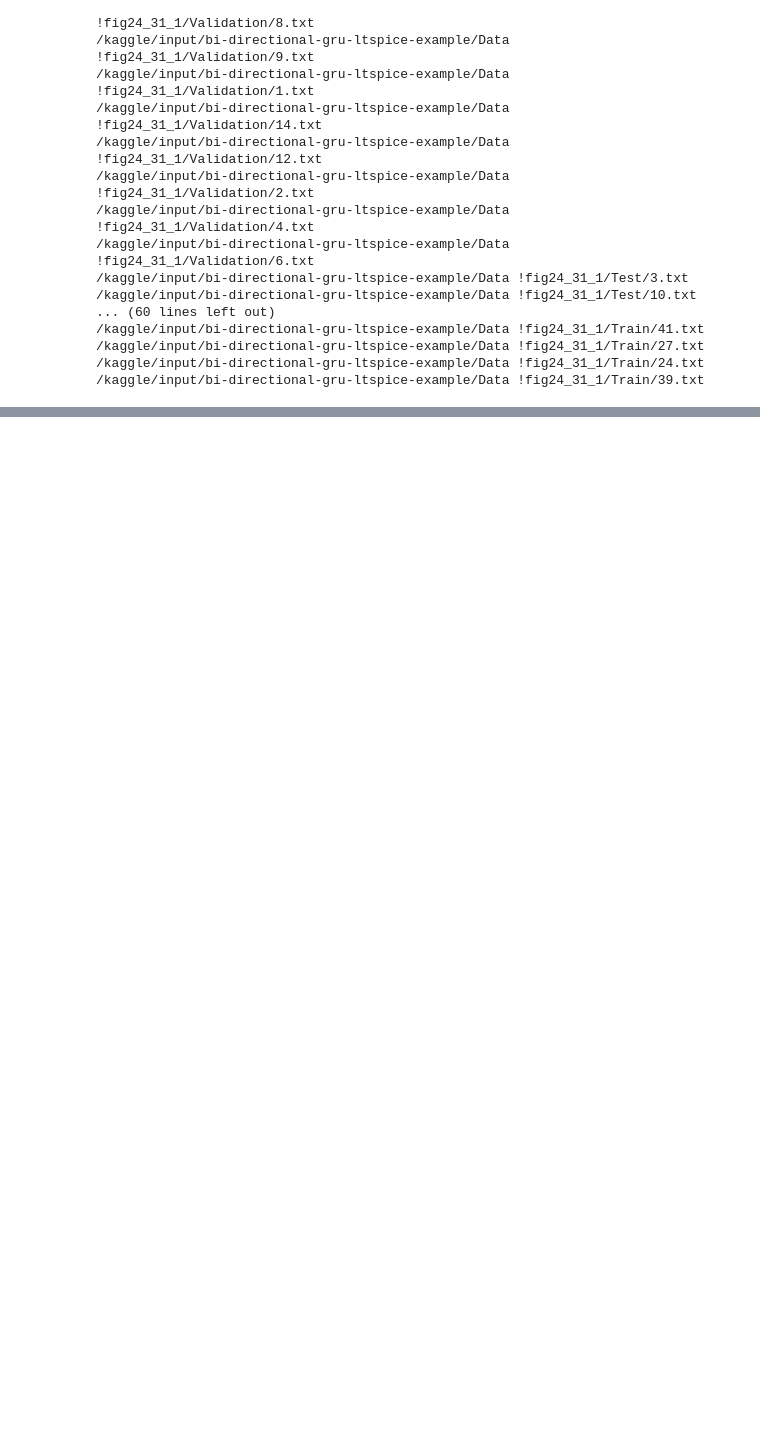
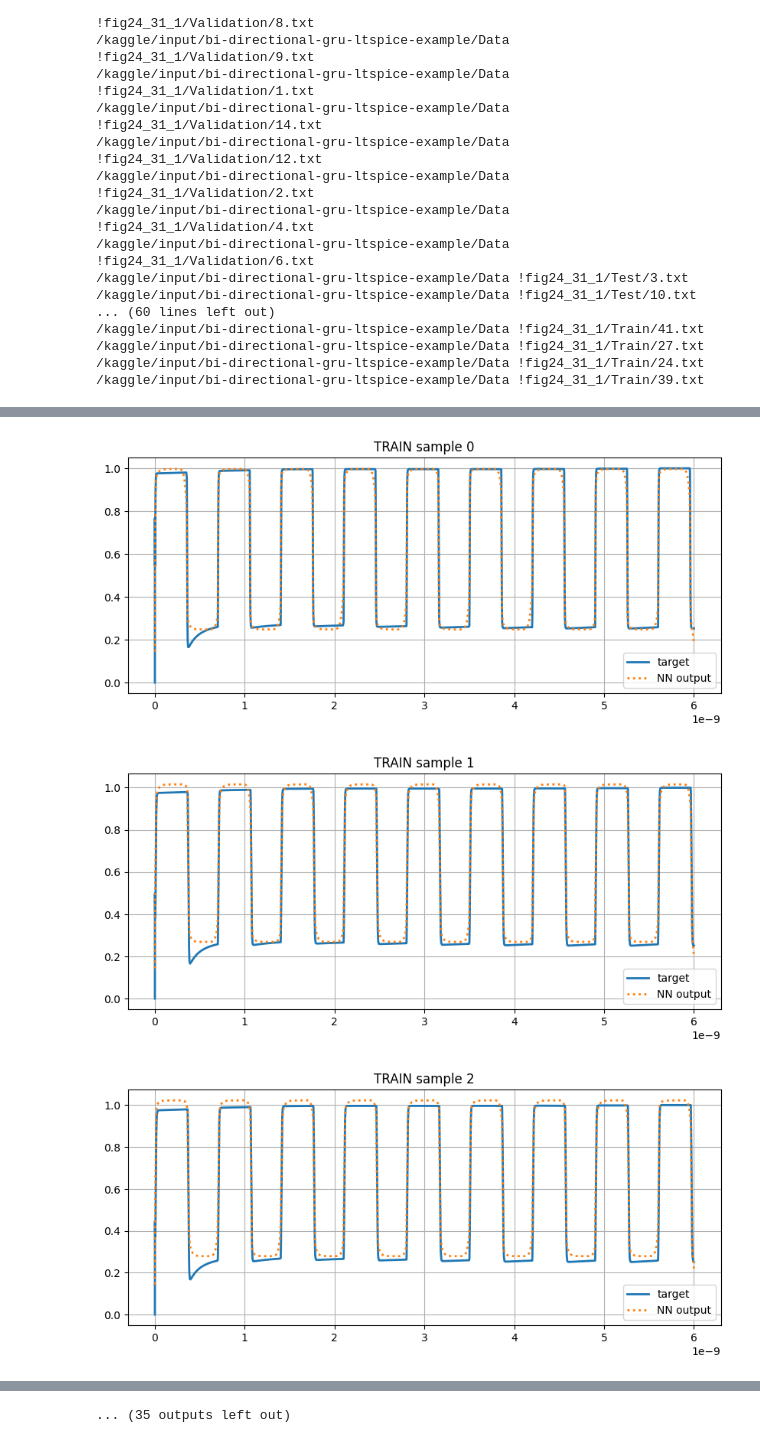
Before and after one commit to Obbohat/Kaggle, a Jupyter notebook: bi-gru-fig24-31-1.ipynb, the cells around one changed output, grey strips where cells are left out. Drawn from its saved outputs; the diff is of its cells as text; code cells hidden in the pictures; blank space fills up the shorter version.

```diff
--- a/bi-gru-fig24-31-1.ipynb
+++ b/bi-gru-fig24-31-1.ipynb
@@ -36,0 +232,6 @@ for dirname, _, filenames in os.walk('/kaggle/input'):
+# %%
+import tensorflow as tf
+
+# Build & show
+model = plain_factory()
+model.summary()
@@ -36,0 +288,26 @@ for dirname, _, filenames in os.walk('/kaggle/input'):
+# %%
+
+# ================================================================
+# 7)  EVALUATION + PLOTS
+# ================================================================
+from sklearn.metrics import mean_squared_error
+
+def plot_split(model, split_name, X_split, Y_split, T_split, batch_size=32, show_plots=True):
+    y_pred = model.predict(X_split, batch_size=batch_size, verbose=0).squeeze(-1)  # (N, L)
+    mse_accum = 0.0
+    n = X_split.shape[0]
+
+    for i in range(n):
+        yp = y_pred[i]
+        yt = np.asarray(Y_split[i]).squeeze()
+        if show_plots:
+            plt.figure(figsize=(10,4))
+            plt.title(f"{split_name} sample {i}")
+            plt.plot(T_split[i], yt, label="target", linewidth=2)
+            plt.plot(T_split[i], yp, ":", label="NN output", linewidth=2)
+            plt.grid(True); plt.legend(); plt.show()
+        mse_accum += mean_squared_error(yt, yp)
+
+    avg_mse = mse_accum / n
+    print(f"Average MSE on {split_name}: {avg_mse:.4e}")
+    return avg_mse
@@ -36,0 +346,10 @@ for dirname, _, filenames in os.walk('/kaggle/input'):
+# %%
+# Plot some training waveforms
+plot_split(model, "TRAIN", Xtr_tf, Ytr_tf, Ttr, show_plots=True)
+
+# Plot some test waveforms
+plot_split(model, "TEST", Xte_tf, Yte_tf, Tte, show_plots=True)
+# %% [output]
+[figure, added]
+[figure, added]
+[figure, added]
@@ -36,0 +365 @@ for dirname, _, filenames in os.walk('/kaggle/input'):
+... (35 outputs left out)
```
Also changed, not shown: parts of 10 cells of this notebook.
